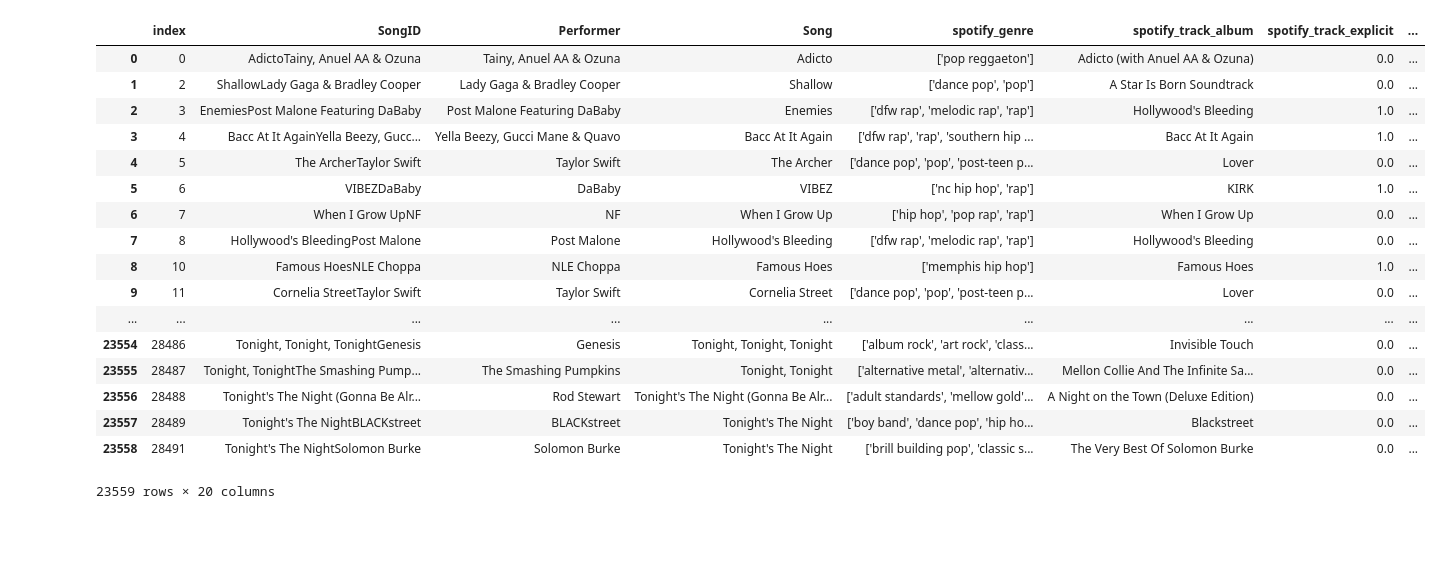
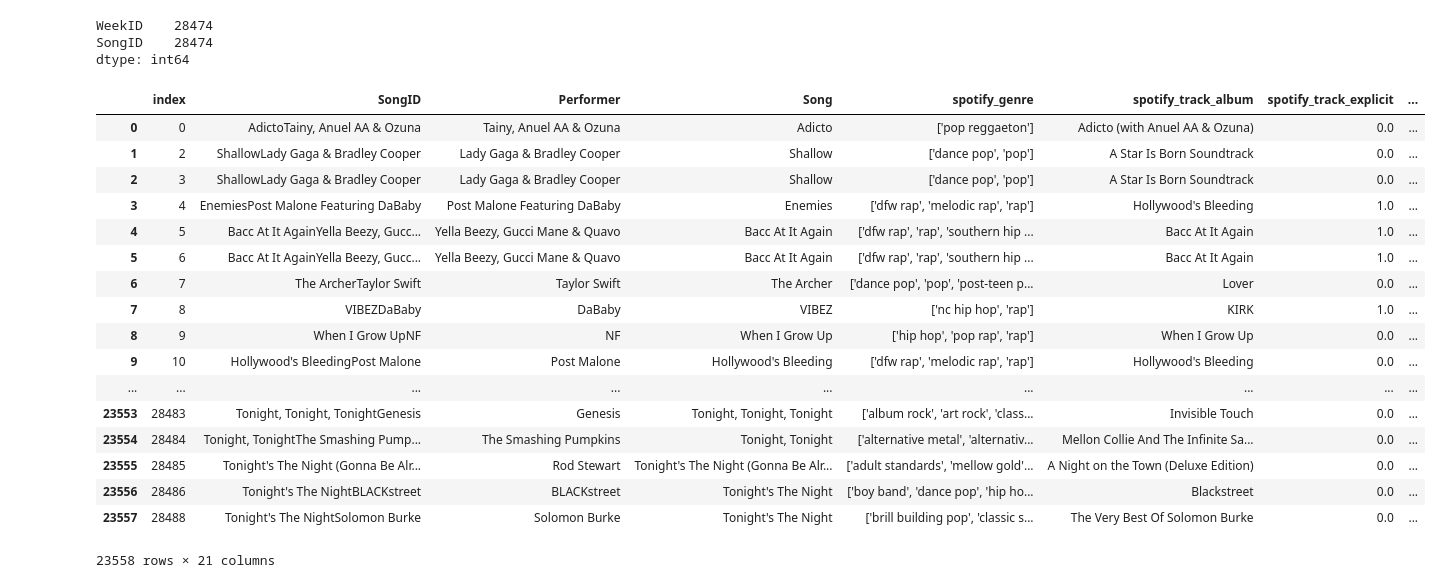
Before and after one commit to adityadate1997/song_recomendation_jtp, a Jupyter notebook: Data_cleaning/Song_data_cleaning.ipynb, the cells around one changed output. Cells and saved outputs as stored; diff of their text form; code cells hidden in the pictures; blank space fills up the shorter version.

```diff
--- a/Data_cleaning/Song_data_cleaning.ipynb
+++ b/Data_cleaning/Song_data_cleaning.ipynb
@@ -6,6 +6,7 @@ from sklearn.neighbors import NearestNeighbors
 from sklearn.externals import joblib
 from tqdm import tqdm
 
+df2 = pd.read_csv('Hot Stuff.csv')
+df2 = df2[['WeekID','SongID']]
 df_features = pd.read_excel('Hot 100 Audio Features.xlsx')
-df_features
 # %% [output]
@@ -30,28 +31,35 @@ df_features
 # %%
 df1 = df_features
 df1 = df1.drop(columns=['instrumentalness','spotify_track_preview_url','spotify_track_id'])
-df1 = df1.dropna()
+# df1 = df1.dropna()
+df2 = df2.drop_duplicates(subset='SongID')
+print(df2.count())
+df1.count()
+df1 = df1.merge(df2).dropna()
 df1 = df1.reset_index()
 df1
 # %% [output]
+WeekID    28474
+SongID    28474
+dtype: int64
 |  | index | SongID | Performer | Song | spotify_genre | spotify_track_album | spotify_track_explicit | ... |
 | 0 | 0 | AdictoTainy, Anuel AA & Ozuna | Tainy, Anuel AA & Ozuna | Adicto | ['pop reggaeton'] | Adicto (with Anuel AA & Ozuna) | 0.0 | ... |
 | 1 | 2 | ShallowLady Gaga & Bradley Cooper | Lady Gaga & Bradley Cooper | Shallow | ['dance pop', 'pop'] | A Star Is Born Soundtrack | 0.0 | ... |
-| 2 | 3 | EnemiesPost Malone Featuring DaBaby | Post Malone Featuring DaBaby | Enemies | ['dfw rap', 'melodic rap', 'rap'] | Hollywood's Bleeding | 1.0 | ... |
-| 3 | 4 | Bacc At It AgainYella Beezy, Gucc... | Yella Beezy, Gucci Mane & Quavo | Bacc At It Again | ['dfw rap', 'rap', 'southern hip ... | Bacc At It Again | 1.0 | ... |
-| 4 | 5 | The ArcherTaylor Swift | Taylor Swift | The Archer | ['dance pop', 'pop', 'post-teen p... | Lover | 0.0 | ... |
-| 5 | 6 | VIBEZDaBaby | DaBaby | VIBEZ | ['nc hip hop', 'rap'] | KIRK | 1.0 | ... |
-| 6 | 7 | When I Grow UpNF | NF | When I Grow Up | ['hip hop', 'pop rap', 'rap'] | When I Grow Up | 0.0 | ... |
-| 7 | 8 | Hollywood's BleedingPost Malone | Post Malone | Hollywood's Bleeding | ['dfw rap', 'melodic rap', 'rap'] | Hollywood's Bleeding | 0.0 | ... |
-| 8 | 10 | Famous HoesNLE Choppa | NLE Choppa | Famous Hoes | ['memphis hip hop'] | Famous Hoes | 1.0 | ... |
-| 9 | 11 | Cornelia StreetTaylor Swift | Taylor Swift | Cornelia Street | ['dance pop', 'pop', 'post-teen p... | Lover | 0.0 | ... |
+| 2 | 3 | ShallowLady Gaga & Bradley Cooper | Lady Gaga & Bradley Cooper | Shallow | ['dance pop', 'pop'] | A Star Is Born Soundtrack | 0.0 | ... |
+| 3 | 4 | EnemiesPost Malone Featuring DaBaby | Post Malone Featuring DaBaby | Enemies | ['dfw rap', 'melodic rap', 'rap'] | Hollywood's Bleeding | 1.0 | ... |
+| 4 | 5 | Bacc At It AgainYella Beezy, Gucc... | Yella Beezy, Gucci Mane & Quavo | Bacc At It Again | ['dfw rap', 'rap', 'southern hip ... | Bacc At It Again | 1.0 | ... |
+| 5 | 6 | Bacc At It AgainYella Beezy, Gucc... | Yella Beezy, Gucci Mane & Quavo | Bacc At It Again | ['dfw rap', 'rap', 'southern hip ... | Bacc At It Again | 1.0 | ... |
+| 6 | 7 | The ArcherTaylor Swift | Taylor Swift | The Archer | ['dance pop', 'pop', 'post-teen p... | Lover | 0.0 | ... |
+| 7 | 8 | VIBEZDaBaby | DaBaby | VIBEZ | ['nc hip hop', 'rap'] | KIRK | 1.0 | ... |
+| 8 | 9 | When I Grow UpNF | NF | When I Grow Up | ['hip hop', 'pop rap', 'rap'] | When I Grow Up | 0.0 | ... |
+| 9 | 10 | Hollywood's BleedingPost Malone | Post Malone | Hollywood's Bleeding | ['dfw rap', 'melodic rap', 'rap'] | Hollywood's Bleeding | 0.0 | ... |
 | ... | ... | ... | ... | ... | ... | ... | ... | ... |
-| 23554 | 28486 | Tonight, Tonight, TonightGenesis | Genesis | Tonight, Tonight, Tonight | ['album rock', 'art rock', 'class... | Invisible Touch | 0.0 | ... |
-| 23555 | 28487 | Tonight, TonightThe Smashing Pump... | The Smashing Pumpkins | Tonight, Tonight | ['alternative metal', 'alternativ... | Mellon Collie And The Infinite Sa... | 0.0 | ... |
-| 23556 | 28488 | Tonight's The Night (Gonna Be Alr... | Rod Stewart | Tonight's The Night (Gonna Be Alr... | ['adult standards', 'mellow gold'... | A Night on the Town (Deluxe Edition) | 0.0 | ... |
-| 23557 | 28489 | Tonight's The NightBLACKstreet | BLACKstreet | Tonight's The Night | ['boy band', 'dance pop', 'hip ho... | Blackstreet | 0.0 | ... |
-| 23558 | 28491 | Tonight's The NightSolomon Burke | Solomon Burke | Tonight's The Night | ['brill building pop', 'classic s... | The Very Best Of Solomon Burke | 0.0 | ... |
+| 23553 | 28483 | Tonight, Tonight, TonightGenesis | Genesis | Tonight, Tonight, Tonight | ['album rock', 'art rock', 'class... | Invisible Touch | 0.0 | ... |
+| 23554 | 28484 | Tonight, TonightThe Smashing Pump... | The Smashing Pumpkins | Tonight, Tonight | ['alternative metal', 'alternativ... | Mellon Collie And The Infinite Sa... | 0.0 | ... |
+| 23555 | 28485 | Tonight's The Night (Gonna Be Alr... | Rod Stewart | Tonight's The Night (Gonna Be Alr... | ['adult standards', 'mellow gold'... | A Night on the Town (Deluxe Edition) | 0.0 | ... |
+| 23556 | 28486 | Tonight's The NightBLACKstreet | BLACKstreet | Tonight's The Night | ['boy band', 'dance pop', 'hip ho... | Blackstreet | 0.0 | ... |
+| 23557 | 28488 | Tonight's The NightSolomon Burke | Solomon Burke | Tonight's The Night | ['brill building pop', 'classic s... | The Very Best Of Solomon Burke | 0.0 | ... |
-23559 rows × 20 columns
+23558 rows × 21 columns
 # %%
 
 
```
Also changed, not shown: parts of 6 cells of this notebook, 2 other files.
